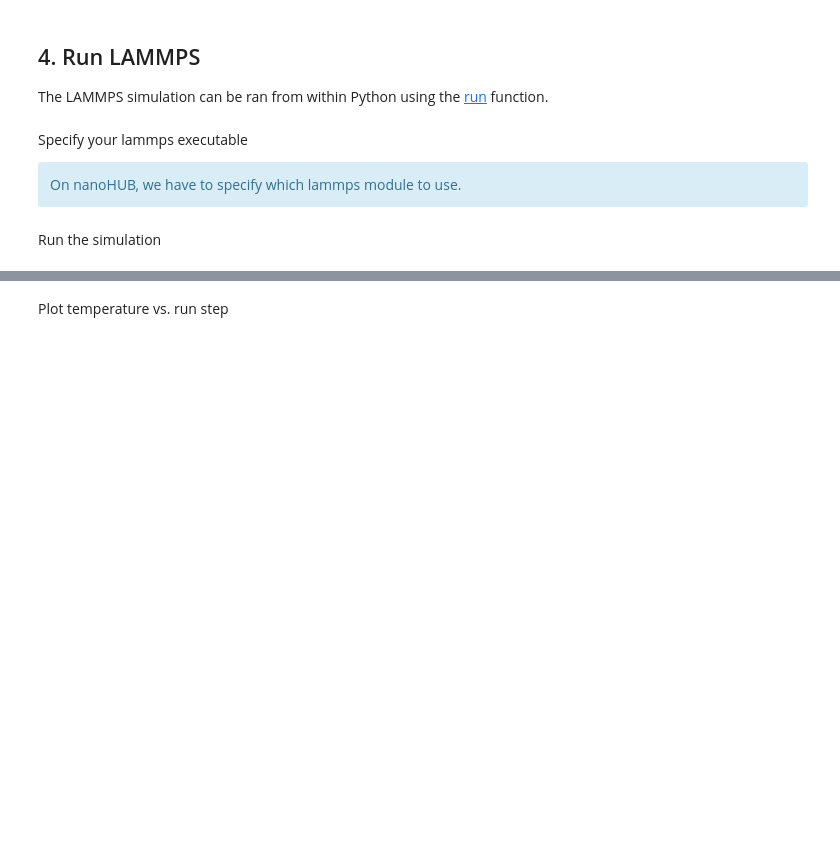
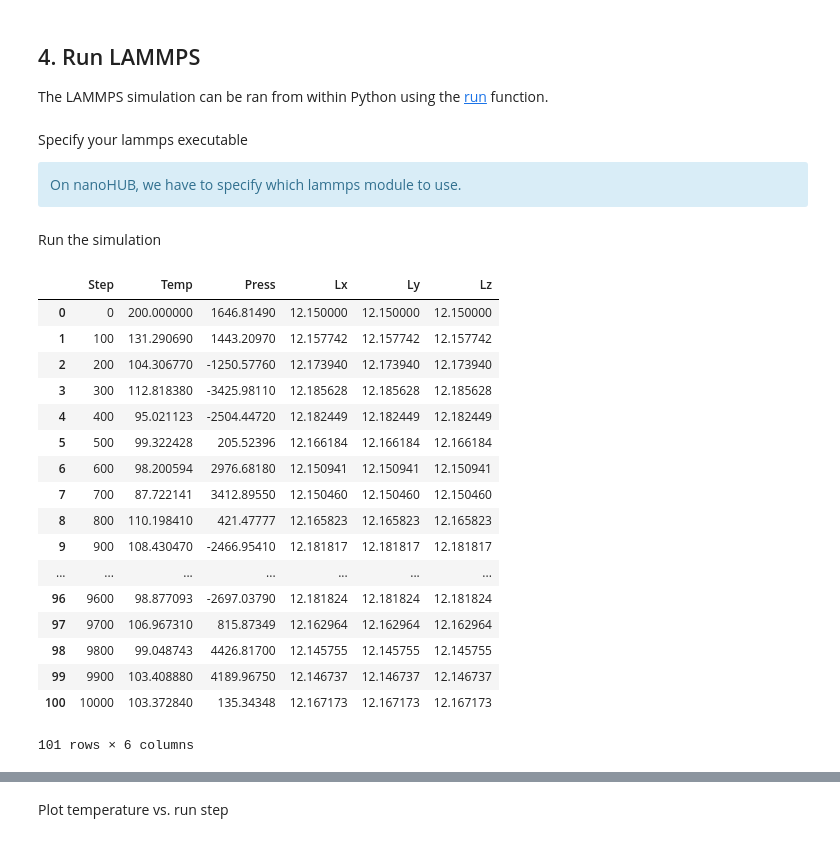
Before and after one commit to denphi/jupyter_notebook_examples, a Jupyter notebook: examples/md/atomman/LAMMPS_Functionality.ipynb, the cells around one changed output, grey strips where cells are left out. Drawn from its saved outputs; the diff is of its cells as text; code cells hidden in the pictures; blank space fills up the shorter version.

```diff
--- a/examples/md/atomman/LAMMPS_Functionality.ipynb
+++ b/examples/md/atomman/LAMMPS_Functionality.ipynb
@@ -473,3 +487,24 @@ output = lmp.run(lammps_exe, 'nvt.in')
+# %%
+output.simulations[0]['thermo']
+# %% [output]
+|  | Step | Temp | Press | Lx | Ly | Lz |
+| 0 | 0 | 200.000000 | 1646.81490 | 12.150000 | 12.150000 | 12.150000 |
+| 1 | 100 | 131.290690 | 1443.20970 | 12.157742 | 12.157742 | 12.157742 |
+| 2 | 200 | 104.306770 | -1250.57760 | 12.173940 | 12.173940 | 12.173940 |
+| 3 | 300 | 112.818380 | -3425.98110 | 12.185628 | 12.185628 | 12.185628 |
+| 4 | 400 | 95.021123 | -2504.44720 | 12.182449 | 12.182449 | 12.182449 |
+| 5 | 500 | 99.322428 | 205.52396 | 12.166184 | 12.166184 | 12.166184 |
+| 6 | 600 | 98.200594 | 2976.68180 | 12.150941 | 12.150941 | 12.150941 |
+| 7 | 700 | 87.722141 | 3412.89550 | 12.150460 | 12.150460 | 12.150460 |
+| 8 | 800 | 110.198410 | 421.47777 | 12.165823 | 12.165823 | 12.165823 |
+| 9 | 900 | 108.430470 | -2466.95410 | 12.181817 | 12.181817 | 12.181817 |
+| ... | ... | ... | ... | ... | ... | ... |
+| 96 | 9600 | 98.877093 | -2697.03790 | 12.181824 | 12.181824 | 12.181824 |
+| 97 | 9700 | 106.967310 | 815.87349 | 12.162964 | 12.162964 | 12.162964 |
+| 98 | 9800 | 99.048743 | 4426.81700 | 12.145755 | 12.145755 | 12.145755 |
+| 99 | 9900 | 103.408880 | 4189.96750 | 12.146737 | 12.146737 | 12.146737 |
+| 100 | 10000 | 103.372840 | 135.34348 | 12.167173 | 12.167173 | 12.167173 |
+101 rows × 6 columns
 # %% [markdown]
 ## 5. Analyzing Thermo Results
 
```
Also changed, not shown: parts of 24 cells of this notebook, 11 other files.
